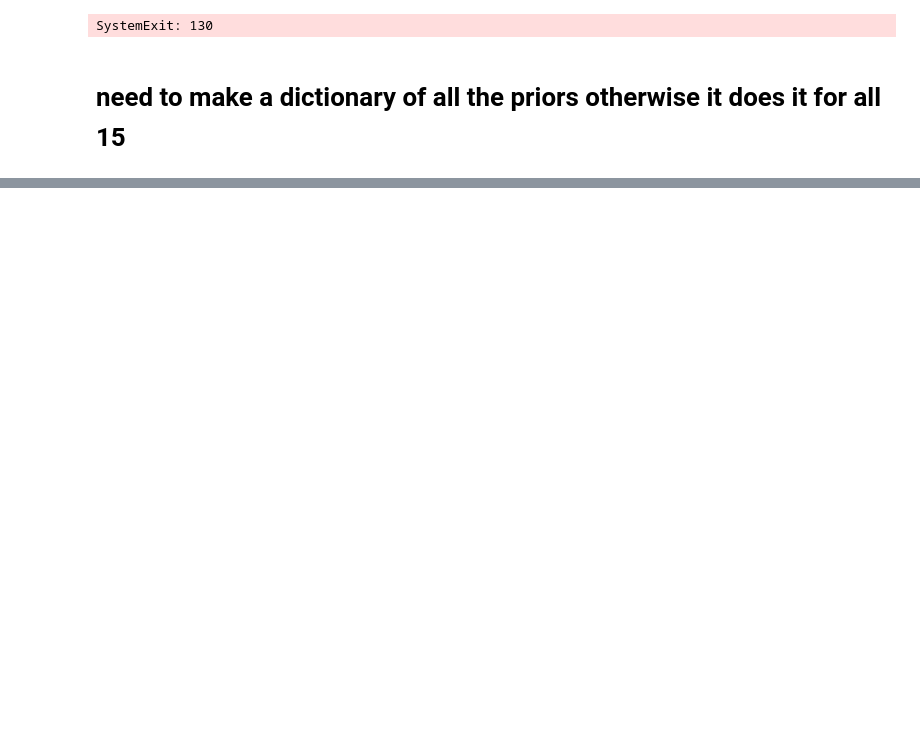
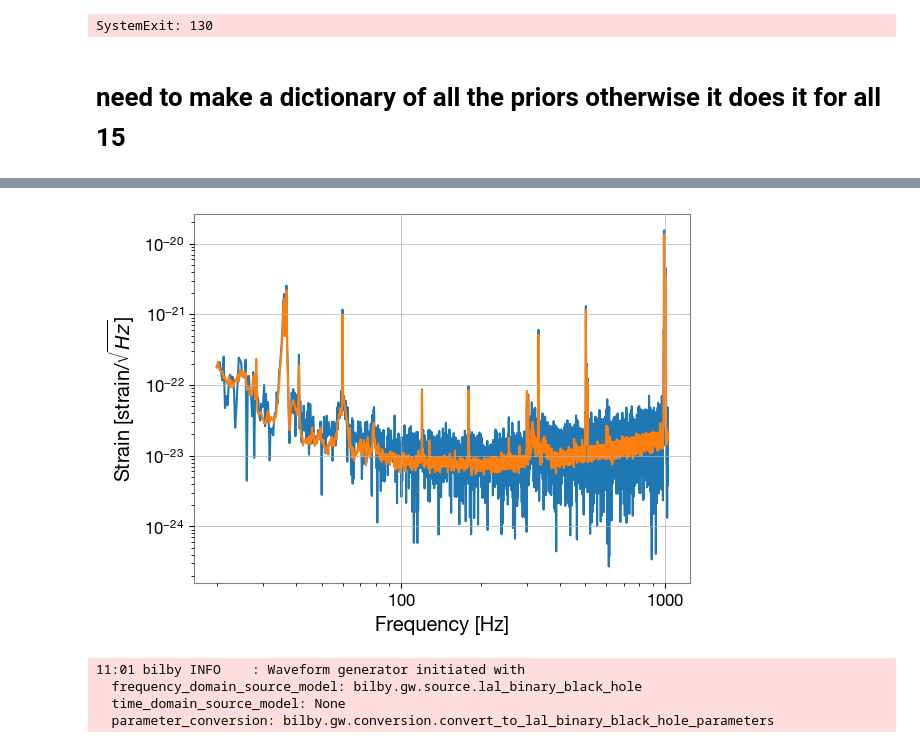
Before and after one commit to maxthebigcoda/astro-projects, a Jupyter notebook: parameter-estimation/bilby_real.ipynb, the cells around one changed output, grey strips where cells are left out. Cells and saved outputs as stored; diff of their text form; code cells hidden in the pictures; blank space fills up the shorter version.

```diff
--- a/parameter-estimation/bilby_real.ipynb
+++ b/parameter-estimation/bilby_real.ipynb
@@ -169,0 +240,15 @@ SystemExit: 130
+# %%
+H1.maximum_frequency = 1024
+L1.maximum_frequency = 1024
+# %%
+fig, ax = plt.subplots()
+idxs = H1.strain_data.frequency_mask
+ax.loglog(H1.strain_data.frequency_array[idxs],
+          np.abs(H1.strain_data.frequency_domain_strain[idxs]))
+ax.loglog(H1.power_spectral_density.frequency_array[idxs],
+          H1.power_spectral_density.asd_array[idxs])
+ax.set_xlabel("Frequency [Hz]")
+ax.set_ylabel("Strain [strain/$\sqrt{Hz}$]")
+plt.show()
+# %% [output]
+[figure, added]
@@ -169,0 +272,23 @@ SystemExit: 130
+# %%
+# First, put our "data" created above into a list of intererometers (the order is arbitrary)
+interferometers = [H1, L1]
+
+# Next create a dictionary of arguments which we pass into the LALSimulation waveform - we specify the waveform approximant here
+waveform_arguments = dict(
+    waveform_approximant='IMRPhenomPv2', reference_frequency=100., catch_waveform_errors=True)
+
+# Next, create a waveform_generator object. This wraps up some of the jobs of converting between parameters etc
+waveform_generator = bilby.gw.WaveformGenerator(
+    frequency_domain_source_model=bilby.gw.source.lal_binary_black_hole,
+    waveform_arguments=waveform_arguments,
+    parameter_conversion=convert_to_lal_binary_black_hole_parameters)
+
+# Finally, create our likelihood, passing in what is needed to get going
+likelihood = bilby.gw.likelihood.GravitationalWaveTransient(
+    interferometers, waveform_generator, priors=prior,
+    time_marginalization=True, phase_marginalization=True, distance_marginalization=False)
+# %% [output]
+11:01 bilby INFO    : Waveform generator initiated with
+  frequency_domain_source_model: bilby.gw.source.lal_binary_black_hole
+  time_domain_source_model: None
+  parameter_conversion: bilby.gw.conversion.convert_to_lal_binary_black_hole_parameters
```
Also changed, not shown: parts of 23 cells of this notebook, 4 other files.
